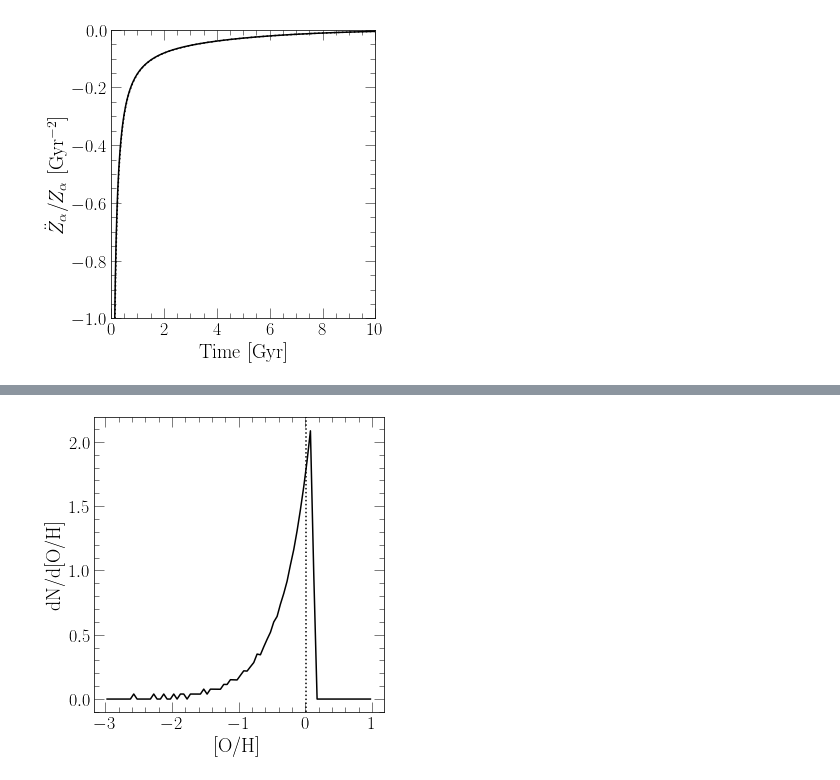
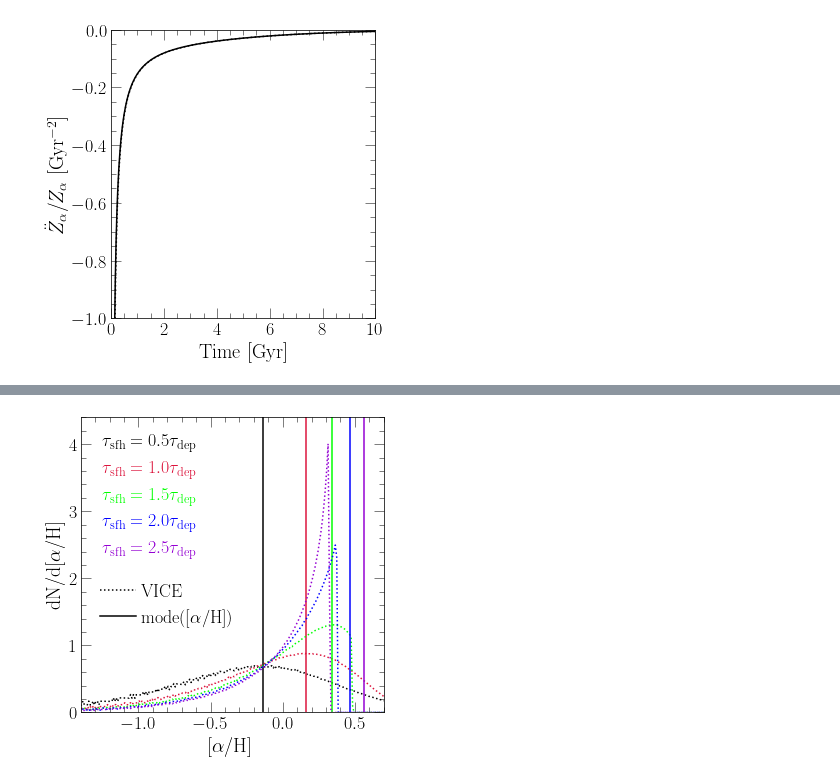
Before and after one commit to giganano/outflows, a Jupyter notebook: notebooks/onezone.ipynb, the cells around one changed output, grey strips where cells are left out. Drawn from its saved outputs; the diff is of its cells as text; code cells hidden in the pictures.

```diff
--- a/notebooks/onezone.ipynb
+++ b/notebooks/onezone.ipynb
@@ -370,24 +370,74 @@ plt.show()
 [figure]
 # %%
 fig = plt.figure(figsize = (5, 5))
+
 ax = fig.add_subplot(111)
-ax.set_xlabel("[O/H]")
-ax.set_ylabel("dN/d[O/H]")
+ax.set_xlabel(r"[$\alpha$/H]")
+ax.set_ylabel(r"dN/d[$\alpha$/H]")
+ax.set_xlim([-1.4, 0.7])
+ax.set_ylim([0, 4.4])
 
-with vice.singlezone(name = "tmp") as sz:
-    sz.mode = "sfr"
-    sz.func = exponential()
-    sz.func.timescale = 2 * sz.tau_star / (1 + sz.eta - 0.4)
-    sz.recycling = 0.4
-    sz.dt = 0.002
-    out = sz.run(np.linspace(0, 2, 1001), overwrite = True, capture = True)
-    centers = [(a + b) / 2 for a, b in zip(out.mdf["bin_edge_left"],
-        out.mdf["bin_edge_right"])]
-    ax.plot(centers, out.mdf["dn/d[o/h]"], c = named_colors()["black"])
-    ax.axvline(vice.yields.ccsne.settings['o'] / (1 + sz.eta - 0.4 -
-        sz.tau_star / sz.func.timescale),
-        linestyle = ':', c = named_colors()["black"])
+kwargs = {
+    "c": named_colors()["black"],
+    "label": "VICE",
+    "linestyle": ':'
+}
+line1 = ax.plot([-10, -9], [-10, -9], **kwargs)[0]
+kwargs["label"] = r"mode([$\alpha$/H])"
+kwargs["linestyle"] = "-"
+line2 = ax.plot([-10, -9], [-10, -9], **kwargs)[0]
+kwargs = {
+    "loc": mpl_loc("upper left"),
+    "bbox_to_anchor": (0.01, 0.49)
+}
+leg = ax.legend(**kwargs)
+ax.add_artist(leg)
+line1.remove()
+line2.remove()
 
+vice.yields.ccsne.settings['o'] = 0.005
+prefactors = [0.5, 1.0, 1.5, 2.0, 2.5]
+colors = ["black", "crimson", "lime", "blue", "darkviolet"]
+for i in range(len(prefactors)):
+    with vice.singlezone(name = "tmp") as sz:
+        sz.mode = "sfr"
+        sz.func = exponential()
+        sz.recycling = 0.4
+        sz.dt = 0.001
+        sz.eta = 0
+        sz.bins = np.linspace(-3, 3, 601)
+        taudep = sz.tau_star / (1 + sz.eta - 0.4)
+#         sz.func.timescale = 1.2 * taudep
+        sz.func.timescale = prefactors[i] * taudep
+        out = sz.run(np.linspace(0, 13.2, 1001), overwrite = True, capture = True)
+        centers = [(a + b) / 2 for a, b in zip(out.mdf["bin_edge_left"],
+            out.mdf["bin_edge_right"])]
+        kwargs = {
+            "c": named_colors()[colors[i]],
+            "linestyle": ":",
+            "label": r"$\tau_\text{sfh} = %.1f\tau_\text{dep}$" % (prefactors[i])
+        }
+        ax.plot(centers, out.mdf["dn/d[o/h]"], **kwargs)
+        if sz.func.timescale == taudep:
+            mode_oh = np.log10(vice.solar_z['o']**-1 * vice.yields.ccsne.settings['o'] / (1 + sz.eta - 0.4))
+        else:
+            eq = vice.yields.ccsne.settings['o'] / (1 + sz.eta - 0.4 - sz.tau_star / sz.func.timescale)
+            mode_oh = np.log10(eq / vice.solar_z['o'] * (sz.func.timescale / taudep - 1))
+        print(mode_oh)
+        kwargs["linestyle"] = '-'
+        kwargs["label"] = None
+        ax.axvline(mode_oh, **kwargs)
+
+kwargs = {
+    "loc": mpl_loc("upper left"),
+    "handlelength": 0,
+    "ncol": 1
+}
+leg = ax.legend(**kwargs)
+fancy_legend(leg, colors)
+
+vice.yields.ccsne.settings['o'] = 0.015
 plt.tight_layout()
+plt.savefig("../latex/onezone-mdfs/mode_oh.pdf")
 plt.show()
 # %% [output]
@@ -394 +449 @@ plt.show()
-[figure, old version]
+[figure, new version]
```
Also changed, not shown: parts of 3 cells of this notebook, 5 other files.
